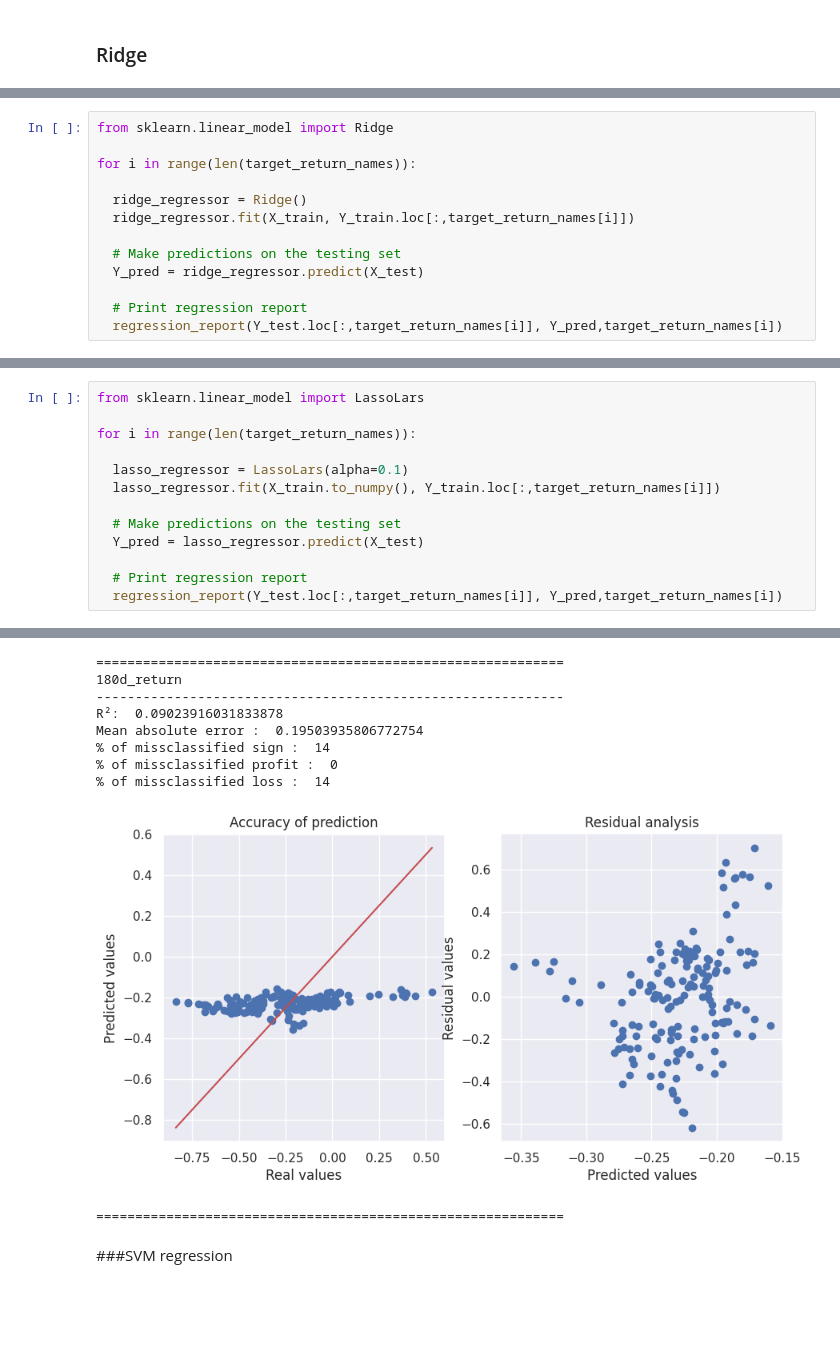
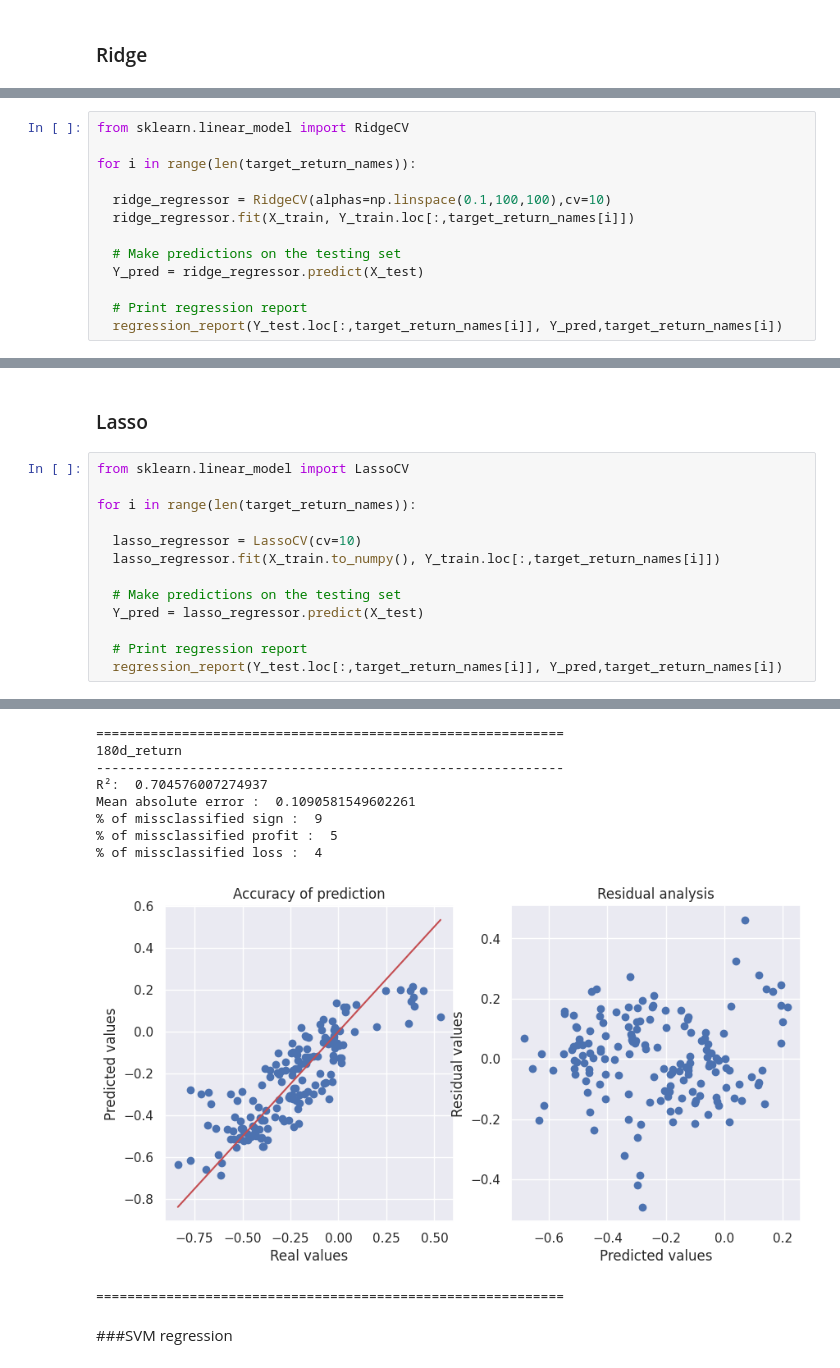
Before and after one commit to CossonArthur/Gas-price-prediction, a Jupyter notebook: script.ipynb, the cells around one changed output, grey strips where cells are left out. Drawn from its saved outputs; the diff is of its cells as text; blank space fills up the shorter version.

Commit message:
tune models - cross validation

```diff
--- a/script.ipynb
+++ b/script.ipynb
@@ -720,9 +702,9 @@ Y_train
 # %%
-from sklearn.linear_model import Ridge
+from sklearn.linear_model import RidgeCV
 
 for i in range(len(target_return_names)):
 
-  ridge_regressor = Ridge()
+  ridge_regressor = RidgeCV(alphas=np.linspace(0.1,100,100),cv=10)
   ridge_regressor.fit(X_train, Y_train.loc[:,target_return_names[i]])
 
   # Make predictions on the testing set
@@ -764,9 +743,11 @@ not working put all coef to 0
+# %% [markdown]
+### Lasso
 # %%
-from sklearn.linear_model import LassoLars
+from sklearn.linear_model import LassoCV
 
 for i in range(len(target_return_names)):
 
-  lasso_regressor = LassoLars(alpha=0.1)
+  lasso_regressor = LassoCV(cv=10)
   lasso_regressor.fit(X_train.to_numpy(), Y_train.loc[:,target_return_names[i]])
 
   # Make predictions on the testing set
@@ -795,12 +776,12 @@ Mean absolute error :  0.1695063026280392
 ============================================================
 180d_return
 ------------------------------------------------------------
-R²:  0.09023916031833878
-Mean absolute error :  0.19503935806772754
-% of missclassified sign :  14
-% of missclassified profit :  0
-% of missclassified loss :  14
+R²:  0.704576007274937
+Mean absolute error :  0.1090581549602261
+% of missclassified sign :  9
+% of missclassified profit :  5
+% of missclassified loss :  4
-[figure, old version]
+[figure, new version]
 ============================================================
 # %% [markdown]
 ###SVM regression
```
Also changed, not shown: parts of 16 cells of this notebook.
